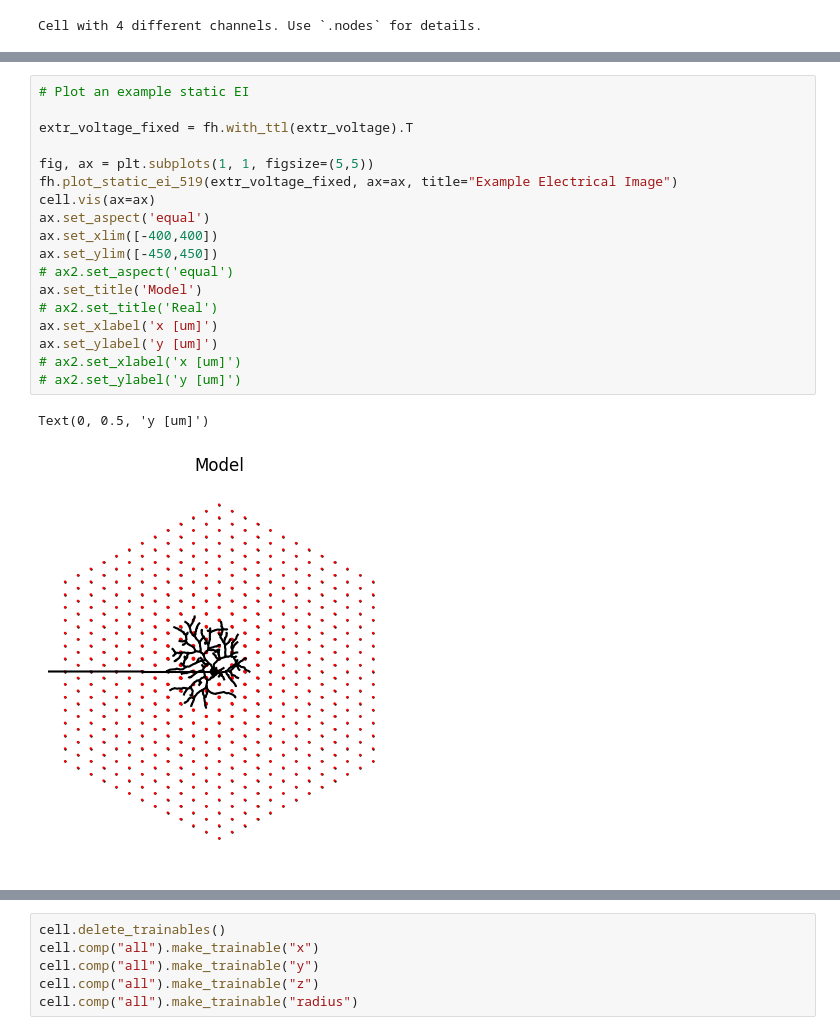
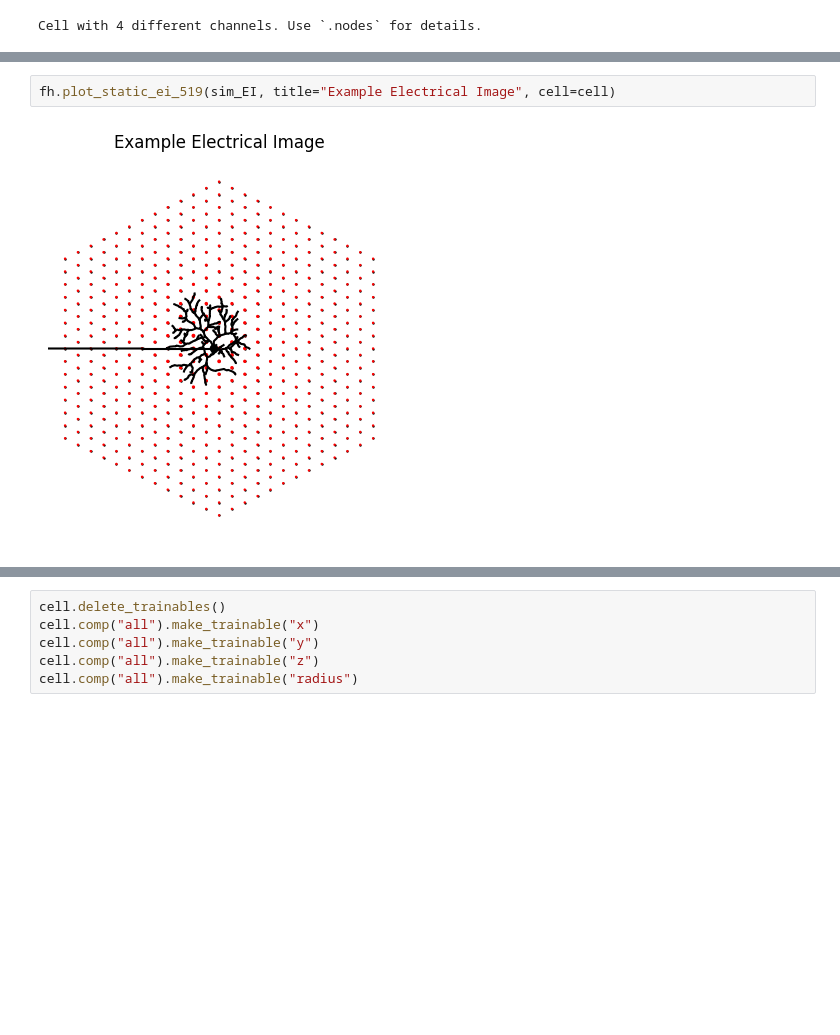
Before and after one commit to lanpouthakoun/STATS220-FINAL-PROJECT, a Jupyter notebook: src/main.ipynb, the cells around one changed output, grey strips where cells are left out. Saved outputs shown, nothing was run; the diff lists cells and outputs as text; blank space fills up the shorter version.

```diff
--- a/src/main.ipynb
+++ b/src/main.ipynb
@@ -218,24 +183,7 @@ for i in range(n_points):
-# %%
-# Plot an example static EI
-
-extr_voltage_fixed = fh.with_ttl(extr_voltage).T
-
-fig, ax = plt.subplots(1, 1, figsize=(5,5))
-fh.plot_static_ei_519(extr_voltage_fixed, ax=ax, title="Example Electrical Image")
-cell.vis(ax=ax)
-ax.set_aspect('equal')
-ax.set_xlim([-400,400])
-ax.set_ylim([-450,450])
-# ax2.set_aspect('equal')
-ax.set_title('Model')
-# ax2.set_title('Real')
-ax.set_xlabel('x [um]')
-ax.set_ylabel('y [um]')
-# ax2.set_xlabel('x [um]')
-# ax2.set_ylabel('y [um]')
-# %% [output]
-Text(0, 0.5, 'y [um]')
-[figure, removed]
+# %%
+fh.plot_static_ei_519(sim_EI, title="Example Electrical Image", cell=cell)
+# %% [output]
+[figure, added]
 # %%
 # Plot an example animated EI
 
```
Also changed, not shown: parts of 23 cells of this notebook.
